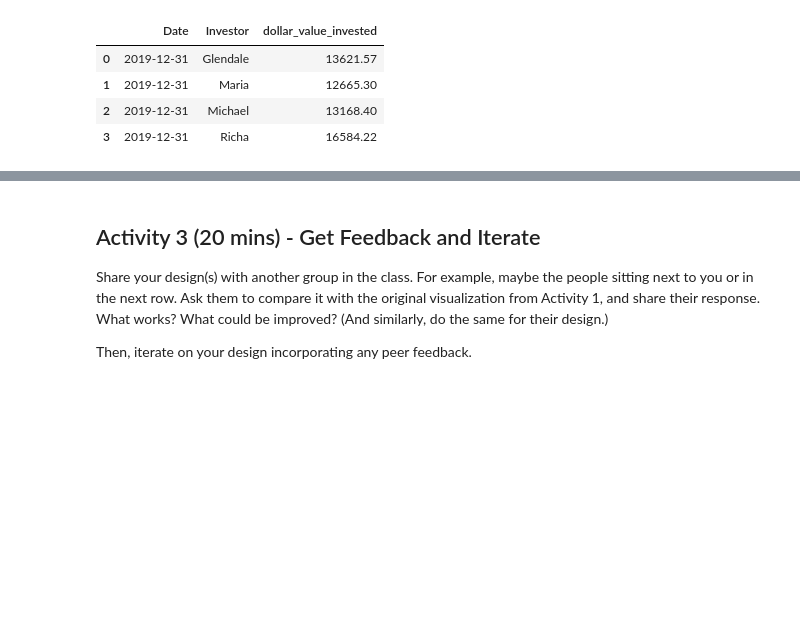
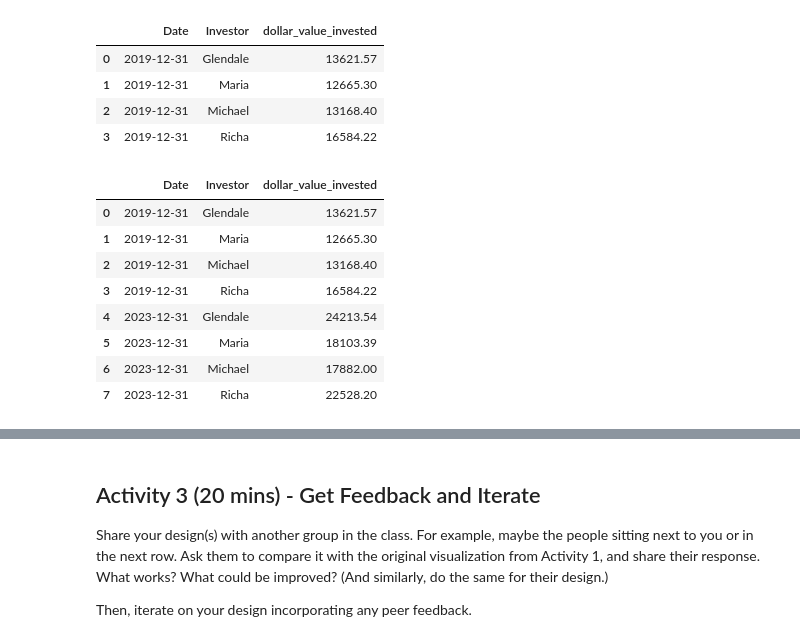
Before and after one commit to hunter-lybbert/uw-central, a Jupyter notebook: data_visualization/in_class_exercises/exercise_05/exercise05.ipynb, the cells around one changed output, grey strips where cells are left out. Saved outputs shown, nothing was run; the diff lists cells and outputs as text; code cells hidden in the pictures; blank space fills up the shorter version.

```diff
--- a/data_visualization/in_class_exercises/exercise_05/exercise05.ipynb
+++ b/data_visualization/in_class_exercises/exercise_05/exercise05.ipynb
@@ -268,6 +255,18 @@ portfolio_total_values[portfolio_total_values.Date.dt.year == 2019].sort_values(
 | 1 | 2019-12-31 | Maria | 12665.30 |
 | 2 | 2019-12-31 | Michael | 13168.40 |
 | 3 | 2019-12-31 | Richa | 16584.22 |
+# %%
+portfolio_total_values
+# %% [output]
+|  | Date | Investor | dollar_value_invested |
+| 0 | 2019-12-31 | Glendale | 13621.57 |
+| 1 | 2019-12-31 | Maria | 12665.30 |
+| 2 | 2019-12-31 | Michael | 13168.40 |
+| 3 | 2019-12-31 | Richa | 16584.22 |
+| 4 | 2023-12-31 | Glendale | 24213.54 |
+| 5 | 2023-12-31 | Maria | 18103.39 |
+| 6 | 2023-12-31 | Michael | 17882.00 |
+| 7 | 2023-12-31 | Richa | 22528.20 |
 # %%
 investors_percent_change = portfolio_total_values.Investor.unique()
 investors_percent_change
```
Also changed, not shown: parts of 2 cells of this notebook, 1 other file.
